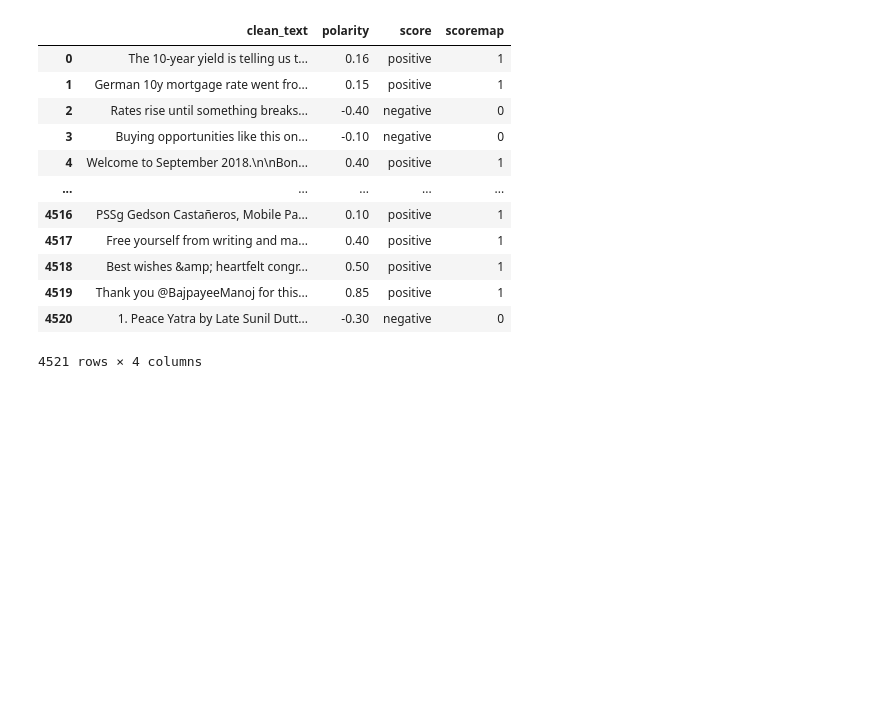
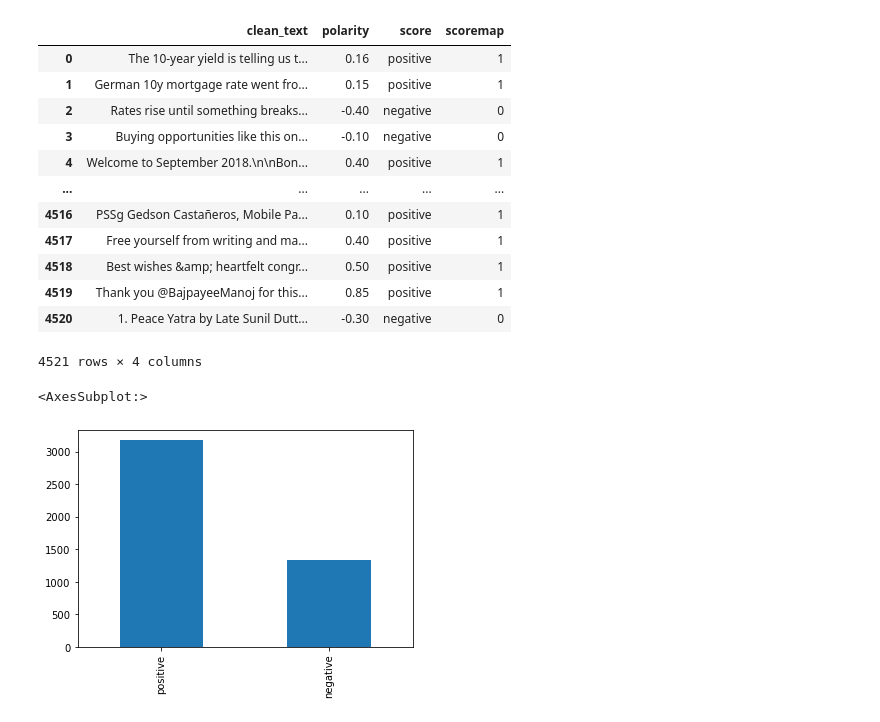
Before and after one commit to Abel-Blue/Twitter-Data-Analysis, a Jupyter notebook: Notebooks/Challenge_ Day2.ipynb, the cells around one changed output. Drawn from its saved outputs; the diff is of its cells as text; code cells hidden in the pictures; blank space fills up the shorter version.

```diff
--- a/Notebooks/Challenge_ Day2.ipynb
+++ b/Notebooks/Challenge_ Day2.ipynb
@@ -296,3 +296,8 @@ clean_tweet
 | 4519 | Thank you @BajpayeeManoj for this... | 0.85 | positive | 1 |
 | 4520 | 1. Peace Yatra by Late Sunil Dutt... | -0.30 | negative | 0 |
 4521 rows × 4 columns
+# %%
+clean_tweet['score'].value_counts().plot(kind='bar')
+# %% [output]
+<AxesSubplot:>
+[figure, added]
```
Also changed, not shown: parts of 1 cell of this notebook.
